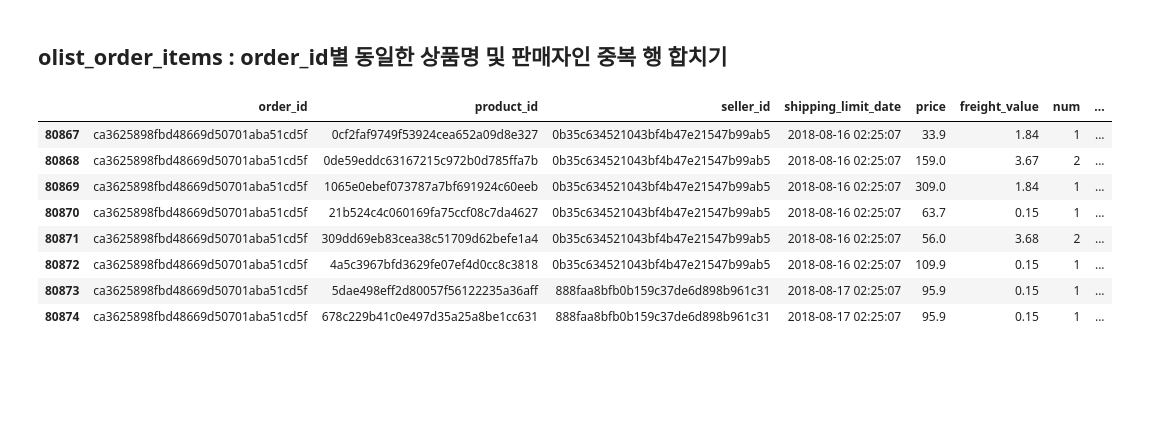
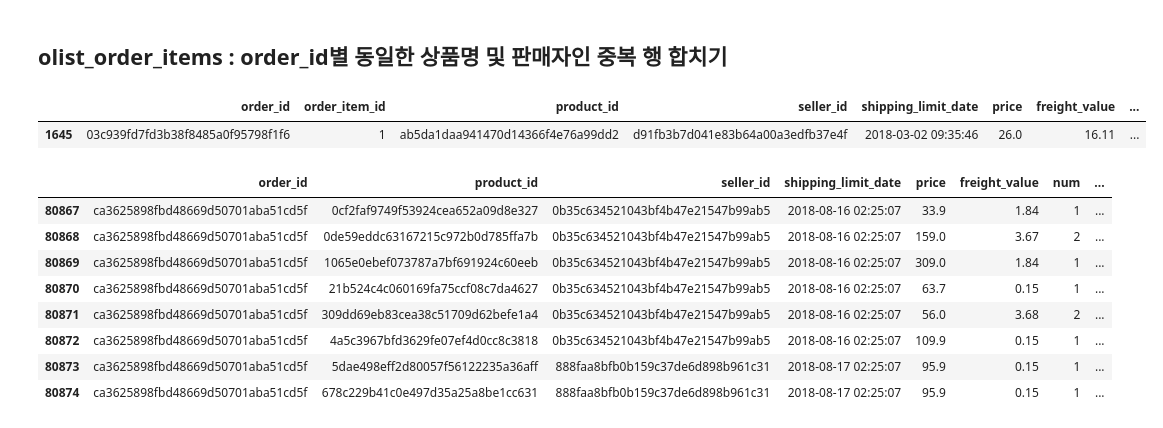
Before and after one commit to changyong93/project_Brazilian-E-Commerce-Public-Dataset-by-Olist, a Jupyter notebook: Untitled2.ipynb, the cells around one changed output. Cells and saved outputs as stored; diff of their text form; code cells hidden in the pictures; blank space fills up the shorter version.

```diff
--- a/Untitled2.ipynb
+++ b/Untitled2.ipynb
@@ -85,6 +85,11 @@ olist_order_items.head()
 | 4 | 00042b26cf59d7ce69dfabb4e55b4fd9 | 1 | ac6c3623068f30de03045865e4e10089 | df560393f3a51e74553ab94004ba5c87 | 2017-02-13 13:57:51 | 199.90 | 18.14 | ... |
 # %% [markdown]
 ## olist_order_items : order_id별 동일한 상품명 및 판매자인 중복 행 합치기
+# %%
+olist_order_items[olist_order_items.order_id=="03c939fd7fd3b38f8485a0f95798f1f6"]
+# %% [output]
+|  | order_id | order_item_id | product_id | seller_id | shipping_limit_date | price | freight_value | ... |
+| 1645 | 03c939fd7fd3b38f8485a0f95798f1f6 | 1 | ab5da1daa941470d14366f4e76a99dd2 | d91fb3b7d041e83b64a00a3edfb37e4f | 2018-03-02 09:35:46 | 26.0 | 16.11 | ... |
 # %%
 # olist_order_items[olist_order_items.order_id=="ca3625898fbd48669d50701aba51cd5f"]
 # olist_order_items[olist_order_items.product_id=="678c229b41c0e497d35a25a8be1cc631"]
```
Also changed, not shown: parts of 39 cells of this notebook.
